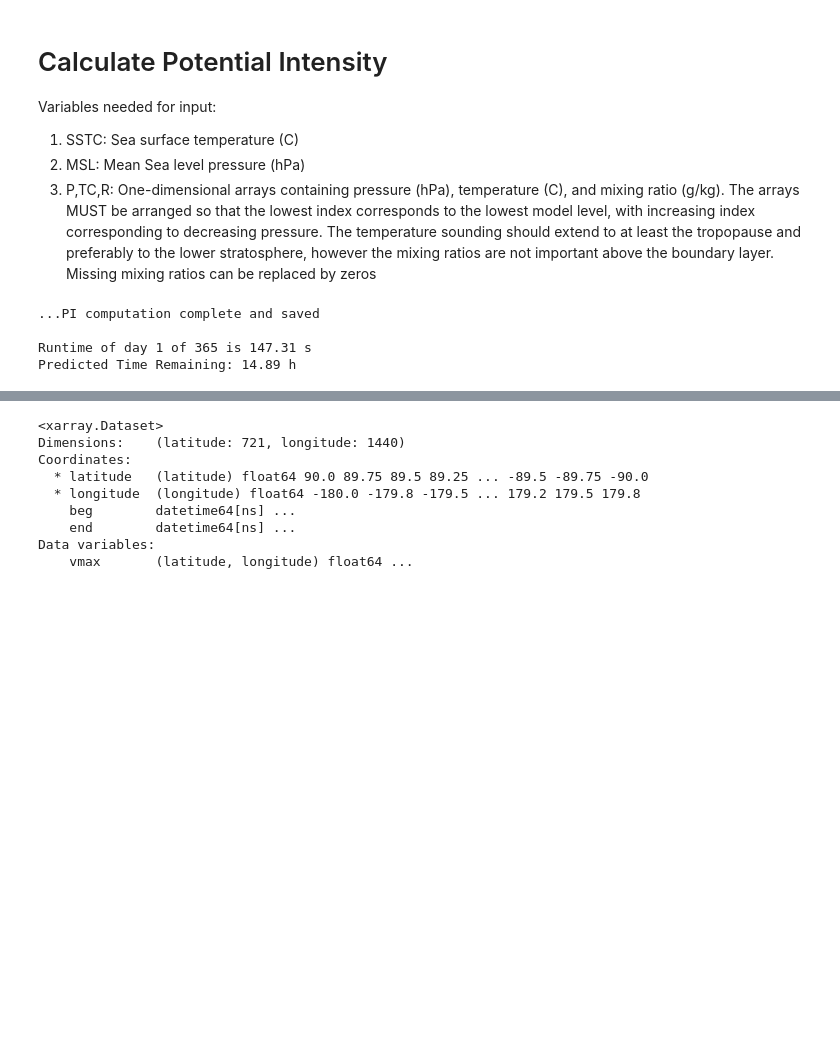
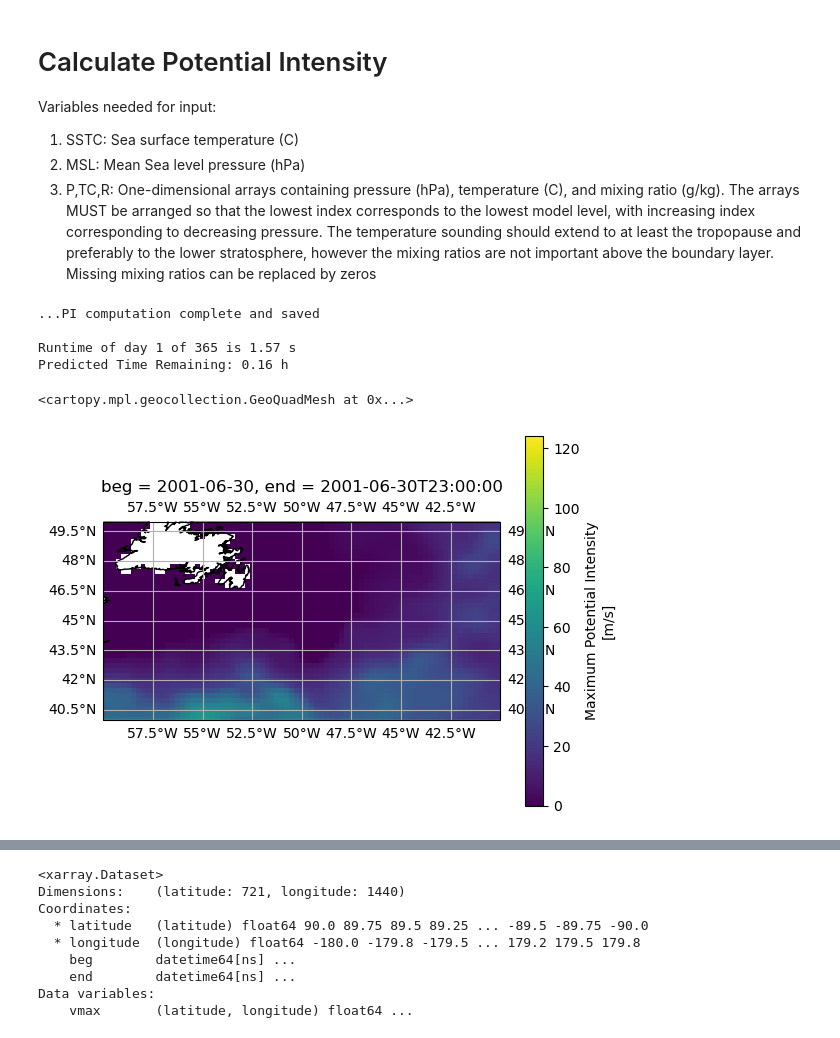
Before and after one commit to a98alvin/TC_Genesis_Index, a Jupyter notebook: Scripts/ERA5Processing/Potential_Intensity.ipynb, the cells around one changed output, grey strips where cells are left out. Saved outputs shown, nothing was run; the diff lists cells and outputs as text; code cells hidden in the pictures; blank space fills up the shorter version.

```diff
--- a/Scripts/ERA5Processing/Potential_Intensity.ipynb
+++ b/Scripts/ERA5Processing/Potential_Intensity.ipynb
@@ -77,7 +74,7 @@ q_path_strs = generate_pathstrs(date_range_list_pl,q_var_id,'sc','pl')
 
 iteration = 1
 # for i in range(0,len(date_range_list_pl),data_interval):
-for i in range(0,1,data_interval):
+for i in range(180,181,data_interval):
     start = time.time()
 
     # Find out what week we are working with here
@@ -159,7 +156,7 @@ for i in range(0,1,data_interval):
     # Create a new directory because it does not exist
         os.makedirs(path)
 
-    ds_1['vmax'].to_netcdf(path + var_file_name_full)
+    # ds_1['vmax'].to_netcdf(path + var_file_name_full)
     print('...PI computation complete and saved\n')
 
     end = time.time()
@@ -169,5 +166,18 @@ for i in range(0,1,data_interval):
 # %% [output]
 ...PI computation complete and saved
 
-Runtime of day 1 of 365 is 147.31 s
-Predicted Time Remaining: 14.89 h
+Runtime of day 1 of 365 is 1.57 s
+Predicted Time Remaining: 0.16 h
+# %%
+ds_1_loaded = ds_1.load()
+# %%
+plt.figure()
+ax = plt.axes(projection=ccrs.PlateCarree())
+ax.set_global()
+ax.coastlines()
+ax.gridlines(draw_labels=True)
+ax.set_extent([-60,-40, 40, 50])
+ds_1_loaded['vmax'].plot()
+# %% [output]
+<cartopy.mpl.geocollection.GeoQuadMesh at 0x...>
+[figure, added]
```
Also changed, not shown: parts of 9 cells of this notebook, 2 other files.
